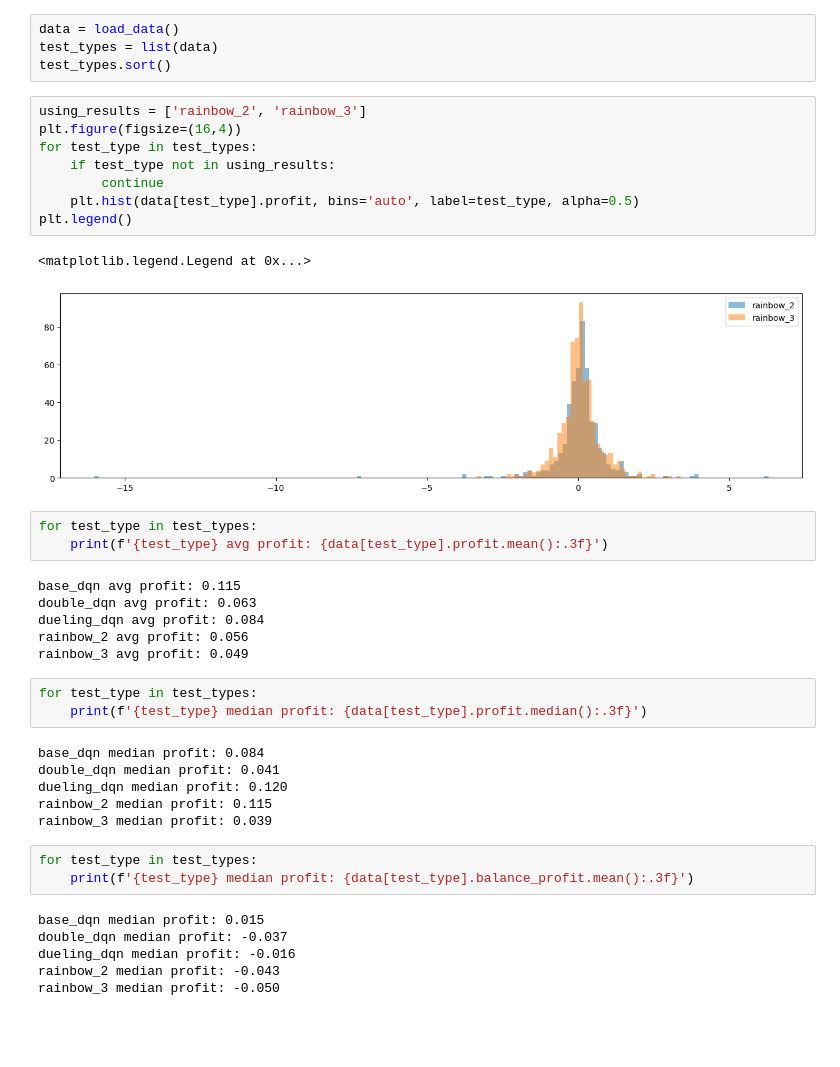
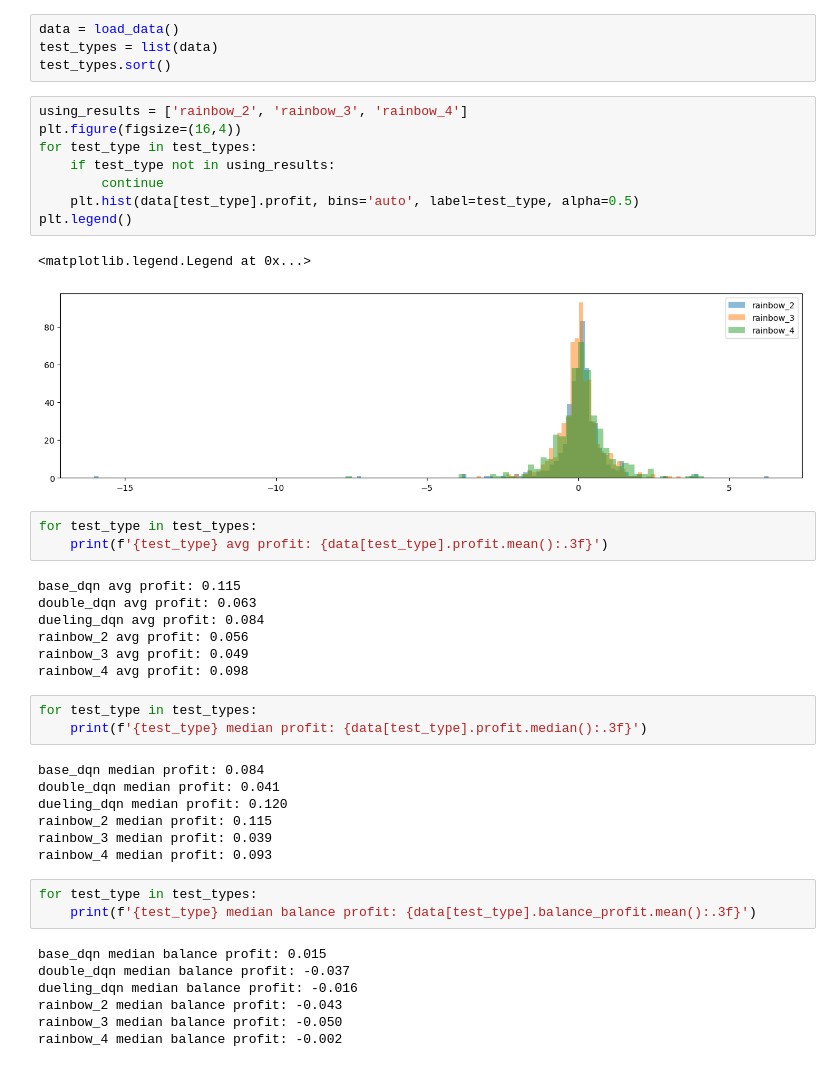
Before and after one commit to NLZer0/DQN_trading_bot, a Jupyter notebook: result_analyze.ipynb, the cells around one changed output. Cells and saved outputs as stored; diff of their text form; blank space fills up the shorter version.

Commit message:
test rainbow4 (add noisy weights)

```diff
--- a/result_analyze.ipynb
+++ b/result_analyze.ipynb
@@ -28,16 +29,16 @@ data = load_data()
 test_types = list(data)
 test_types.sort()
 # %%
-using_results = ['rainbow_2', 'rainbow_3']
+using_results = ['rainbow_2', 'rainbow_3', 'rainbow_4']
 plt.figure(figsize=(16,4))
 for test_type in test_types:
     if test_type not in using_results:
         continue
     plt.hist(data[test_type].profit, bins='auto', label=test_type, alpha=0.5)
 plt.legend()
 # %% [output]
 <matplotlib.legend.Legend at 0x...>
-[figure, old version]
+[figure, new version]
 # %%
 for test_type in test_types:
     print(f'{test_type} avg profit: {data[test_type].profit.mean():.3f}')
@@ -47,6 +48,7 @@ double_dqn avg profit: 0.063
 dueling_dqn avg profit: 0.084
 rainbow_2 avg profit: 0.056
 rainbow_3 avg profit: 0.049
+rainbow_4 avg profit: 0.098
 # %%
 for test_type in test_types:
     print(f'{test_type} median profit: {data[test_type].profit.median():.3f}')
@@ -56,15 +58,17 @@ double_dqn median profit: 0.041
 dueling_dqn median profit: 0.120
 rainbow_2 median profit: 0.115
 rainbow_3 median profit: 0.039
+rainbow_4 median profit: 0.093
 # %%
 for test_type in test_types:
-    print(f'{test_type} median profit: {data[test_type].balance_profit.mean():.3f}')
+    print(f'{test_type} median balance profit: {data[test_type].balance_profit.mean():.3f}')
 # %% [output]
-base_dqn median profit: 0.015
-double_dqn median profit: -0.037
-dueling_dqn median profit: -0.016
-rainbow_2 median profit: -0.043
-rainbow_3 median profit: -0.050
+base_dqn median balance profit: 0.015
+double_dqn median balance profit: -0.037
+dueling_dqn median balance profit: -0.016
+rainbow_2 median balance profit: -0.043
+rainbow_3 median balance profit: -0.050
+rainbow_4 median balance profit: -0.002
 # %%
 clip_value = 0.5
 for test_type in test_types:
```
Also changed, not shown: parts of 7 cells of this notebook, 2 other files.
